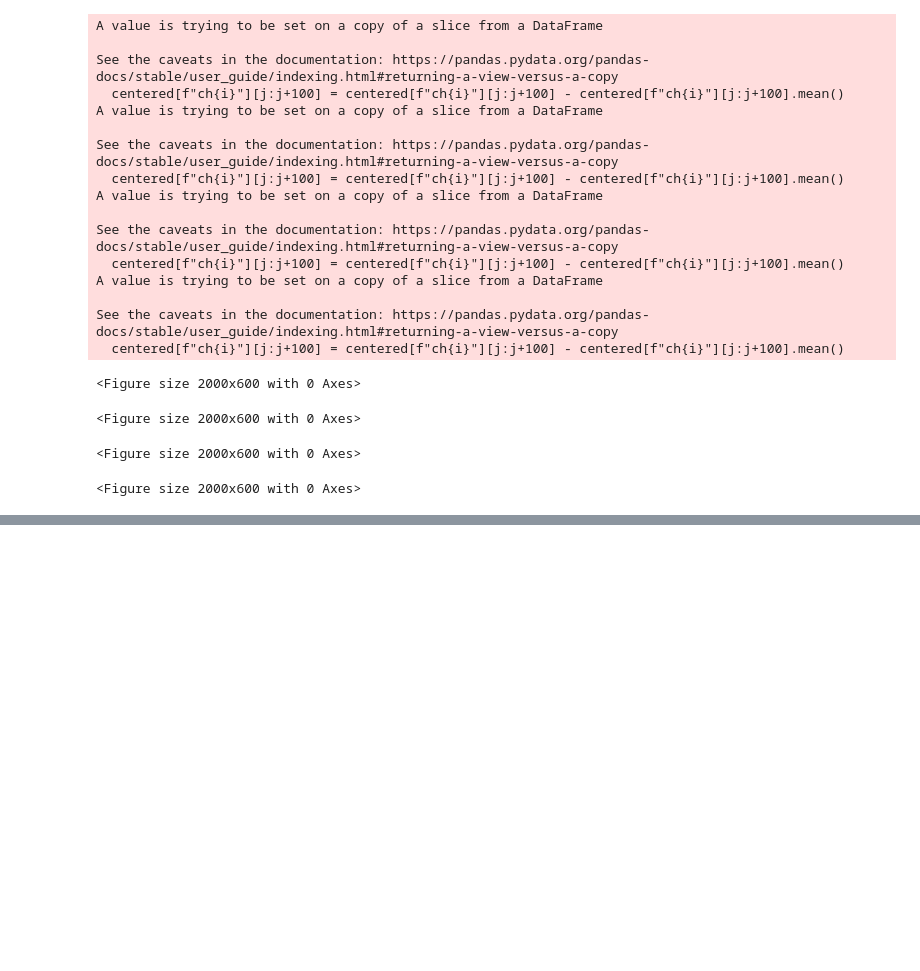
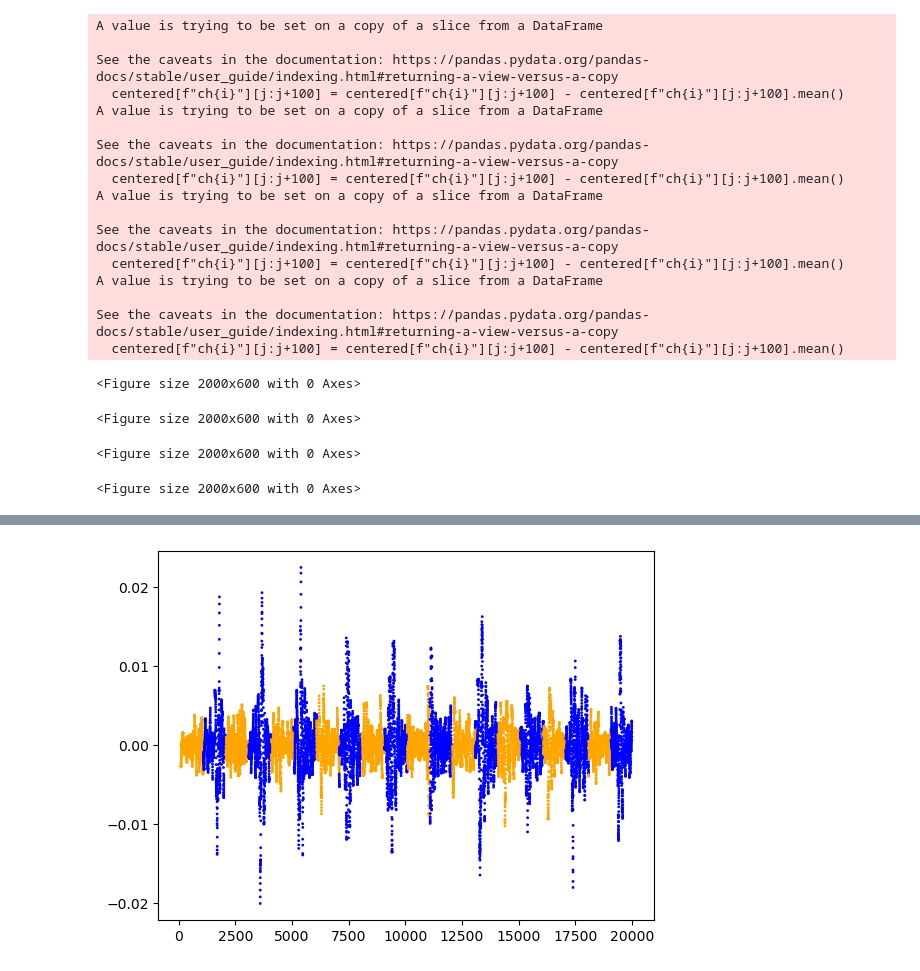
Before and after one commit to Luciomelo1407/NN_Myograph, a Jupyter notebook: Jorge/data-treatment/src/final-data-treatment.ipynb, the cells around one changed output, grey strips where cells are left out. Drawn from its saved outputs; the diff is of its cells as text; code cells hidden in the pictures; blank space fills up the shorter version.

```diff
--- a/Jorge/data-treatment/src/final-data-treatment.ipynb
+++ b/Jorge/data-treatment/src/final-data-treatment.ipynb
@@ -168,0 +154,5 @@ See the caveats in the documentation: https://pandas.pydata.org/pandas-docs/stab
+# %%
+plt.scatter(range(len(centered["ch0"][0:20000])), centered["ch0"][:20000], color=centered["gesture"][:20000].map(colors), s=1)
+plt.show()
+# %% [output]
+[figure, added]
```
Also changed, not shown: parts of 9 cells of this notebook, 30 other files.
